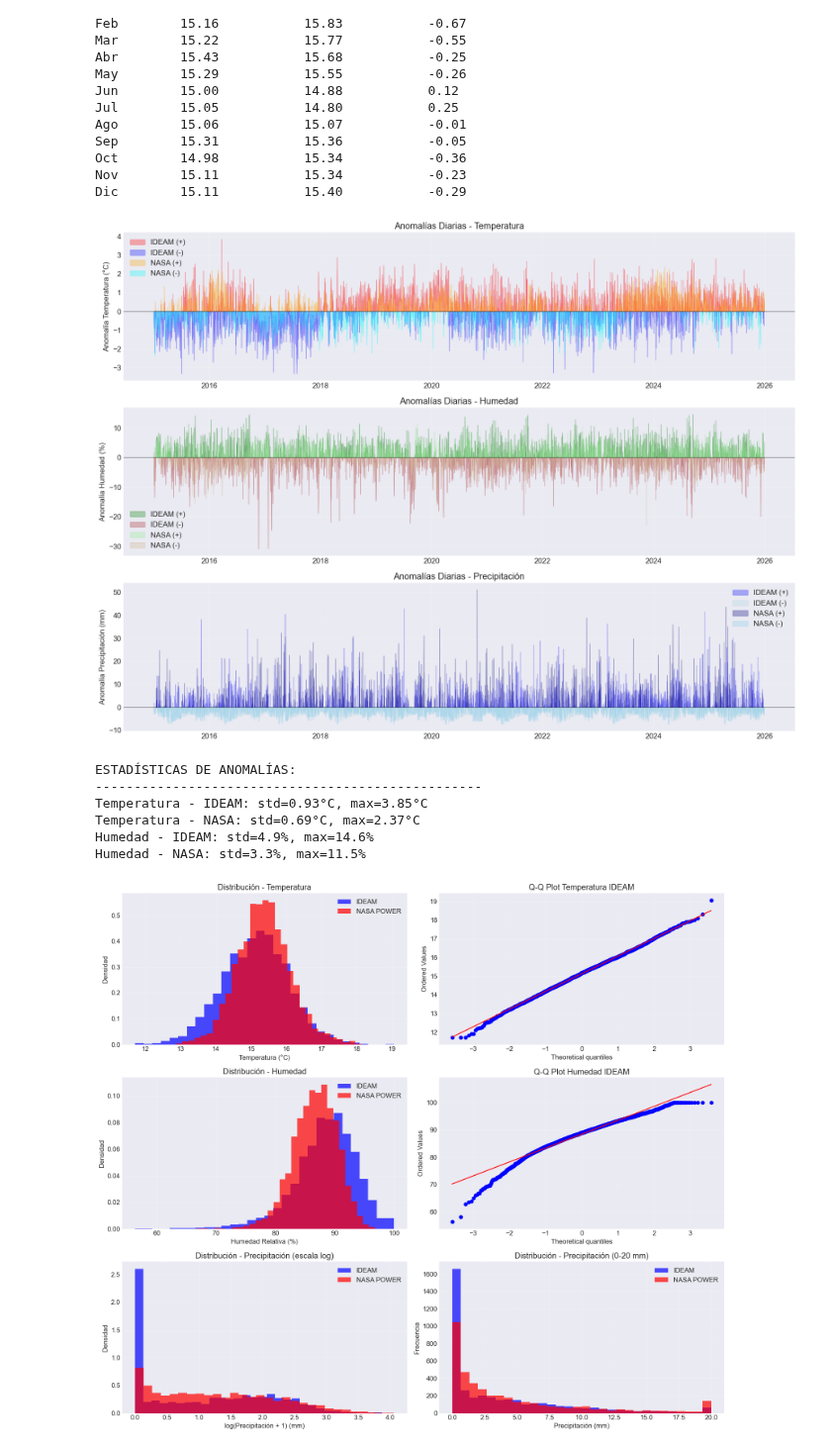
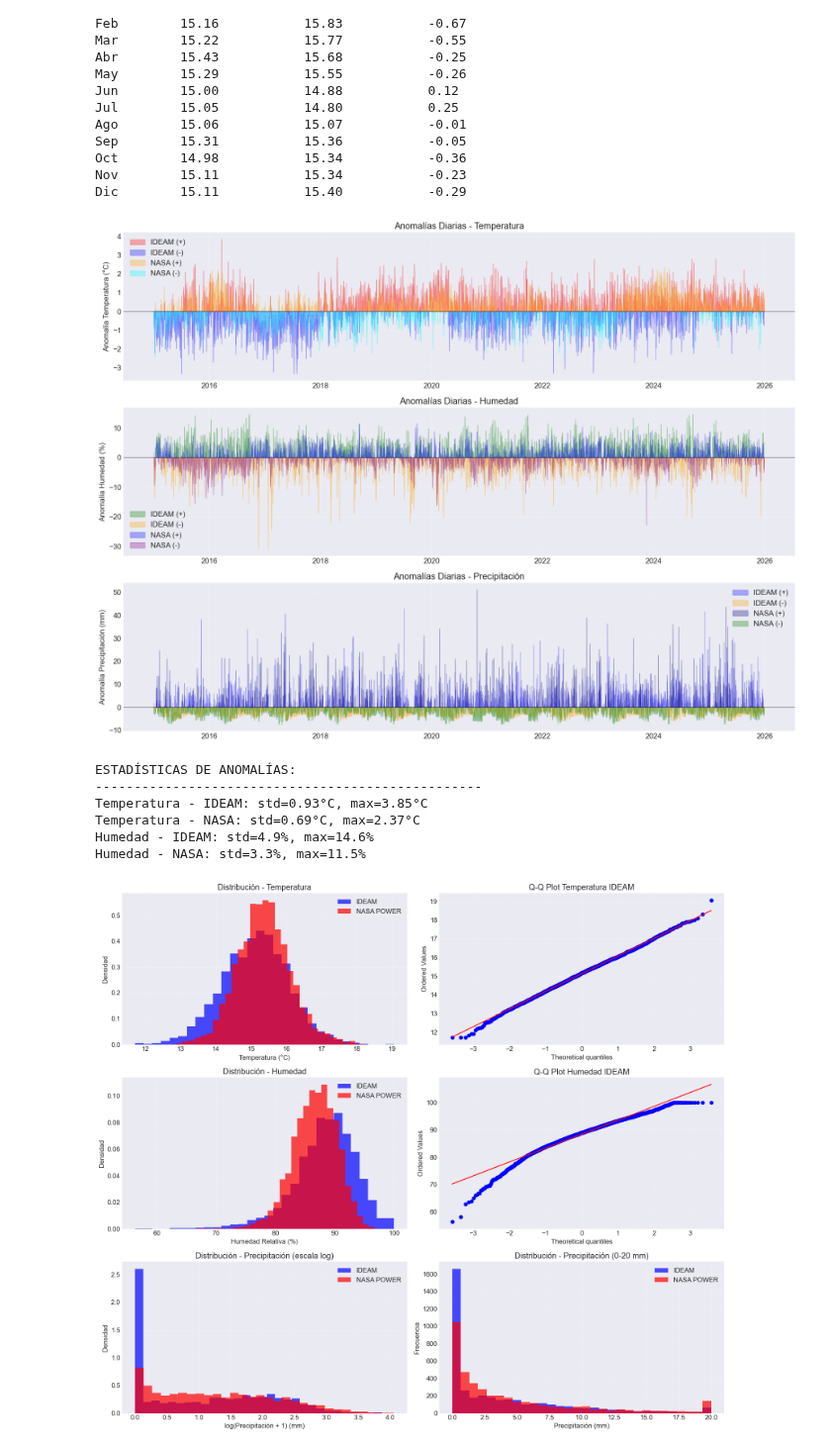
Before and after one commit to santiagocm03/F-sica-del-Clima, a Jupyter notebook: proyecto 1/scripts/analisis.ipynb, the cells around one changed output. Shown at 99% size. Cells and saved outputs as stored; diff of their text form; code cells hidden in the pictures.

```diff
--- a/proyecto 1/scripts/analisis.ipynb
+++ b/proyecto 1/scripts/analisis.ipynb
@@ -723,44 +723,44 @@ axes[0].grid(True, alpha=0.3)
 axes[1].fill_between(hum_anom['fecha'], hum_anom['anom_ideam'], 0,
                       where=hum_anom['anom_ideam'] >= 0, color='green', alpha=0.3, label='IDEAM (+)')
 axes[1].fill_between(hum_anom['fecha'], hum_anom['anom_ideam'], 0,
-                      where=hum_anom['anom_ideam'] < 0, color='brown', alpha=0.3, label='IDEAM (-)')
+                      where=hum_anom['anom_ideam'] < 0, color='orange', alpha=0.3, label='IDEAM (-)')
 axes[1].fill_between(hum_anom['fecha'], hum_anom['anom_nasa'], 0,
-                      where=hum_anom['anom_nasa'] >= 0, color='lightgreen', alpha=0.3, label='NASA (+)')
+                      where=hum_anom['anom_nasa'] >= 0, color='blue', alpha=0.3, label='NASA (+)')
 axes[1].fill_between(hum_anom['fecha'], hum_anom['anom_nasa'], 0,
-                      where=hum_anom['anom_nasa'] < 0, color='tan', alpha=0.3, label='NASA (-)')
+                      where=hum_anom['anom_nasa'] < 0, color='purple', alpha=0.3, label='NASA (-)')
 axes[1].axhline(y=0, color='black', linestyle='-', linewidth=0.5)
 axes[1].set_ylabel('Anomalía Humedad (%)')
 axes[1].set_title('Anomalías Diarias - Humedad')
 axes[1].legend()
 axes[1].grid(True, alpha=0.3)
 
 # Anomalías precipitación
 axes[2].fill_between(prec_anom['fecha'], prec_anom['anom_ideam'], 0,
                       where=prec_anom['anom_ideam'] >= 0, color='blue', alpha=0.3, label='IDEAM (+)')
 axes[2].fill_between(prec_anom['fecha'], prec_anom['anom_ideam'], 0,
-                      where=prec_anom['anom_ideam'] < 0, color='lightblue', alpha=0.3, label='IDEAM (-)')
+                      where=prec_anom['anom_ideam'] < 0, color='orange', alpha=0.3, label='IDEAM (-)')
 axes[2].fill_between(prec_anom['fecha'], prec_anom['anom_nasa'], 0,
                       where=prec_anom['anom_nasa'] >= 0, color='navy', alpha=0.3, label='NASA (+)')
 axes[2].fill_between(prec_anom['fecha'], prec_anom['anom_nasa'], 0,
-                      where=prec_anom['anom_nasa'] < 0, color='skyblue', alpha=0.3, label='NASA (-)')
+                      where=prec_anom['anom_nasa'] < 0, color='green', alpha=0.3, label='NASA (-)')
 axes[2].axhline(y=0, color='black', linestyle='-', linewidth=0.5)
 axes[2].set_ylabel('Anomalía Precipitación (mm)')
 axes[2].set_title('Anomalías Diarias - Precipitación')
 axes[2].legend()
 axes[2].grid(True, alpha=0.3)
 
 plt.tight_layout()
 plt.show()
 
 # Estadísticas de anomalías
 print("\nESTADÍSTICAS DE ANOMALÍAS:")
 print("-" * 50)
 print(f"Temperatura - IDEAM: std={temp_anom['anom_ideam'].std():.2f}°C, max={temp_anom['anom_ideam'].max():.2f}°C")
 print(f"Temperatura - NASA: std={temp_anom['anom_nasa'].std():.2f}°C, max={temp_anom['anom_nasa'].max():.2f}°C")
 print(f"Humedad - IDEAM: std={hum_anom['anom_ideam'].std():.1f}%, max={hum_anom['anom_ideam'].max():.1f}%")
 print(f"Humedad - NASA: std={hum_anom['anom_nasa'].std():.1f}%, max={hum_anom['anom_nasa'].max():.1f}%")
 # %% [output]
-[figure, old version]
+[figure, new version]
 ESTADÍSTICAS DE ANOMALÍAS:
 --------------------------------------------------
 Temperatura - IDEAM: std=0.93°C, max=3.85°C
```
